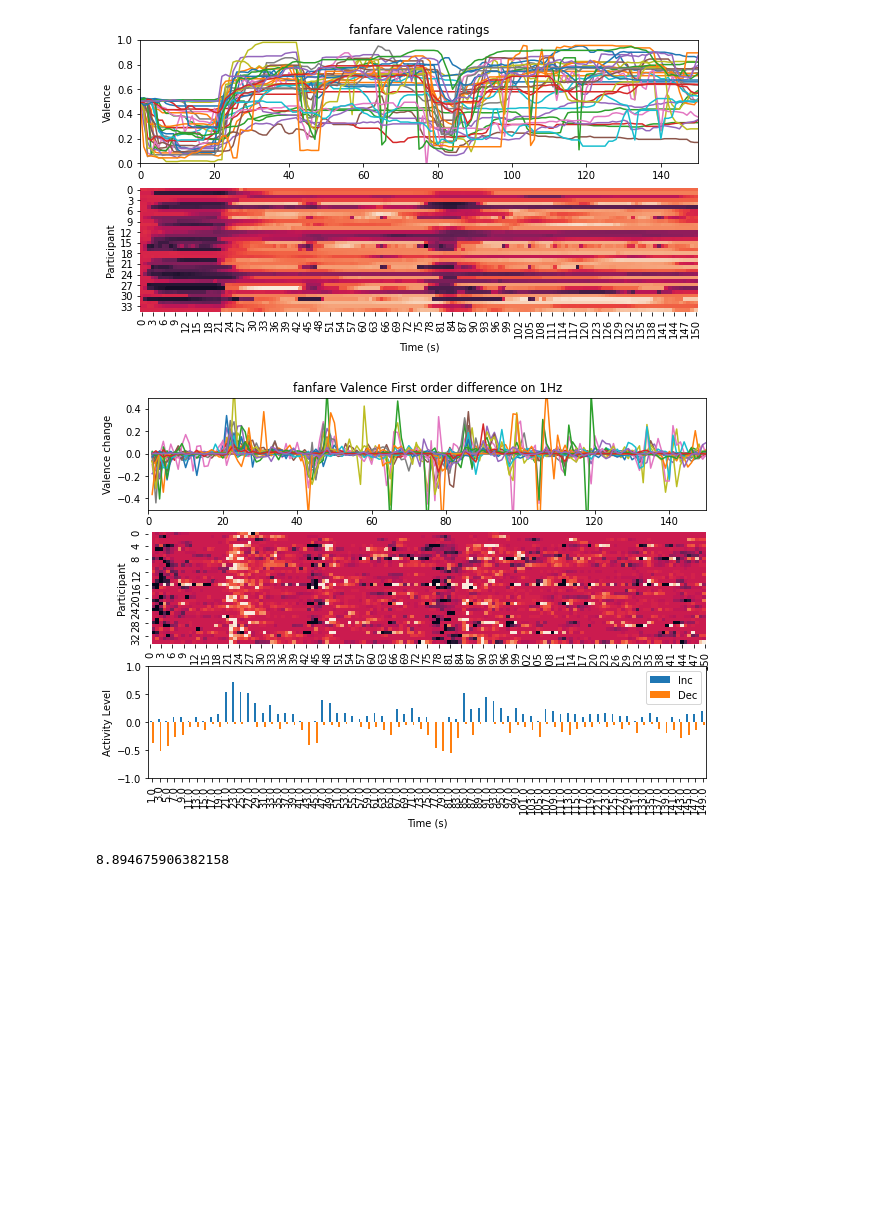
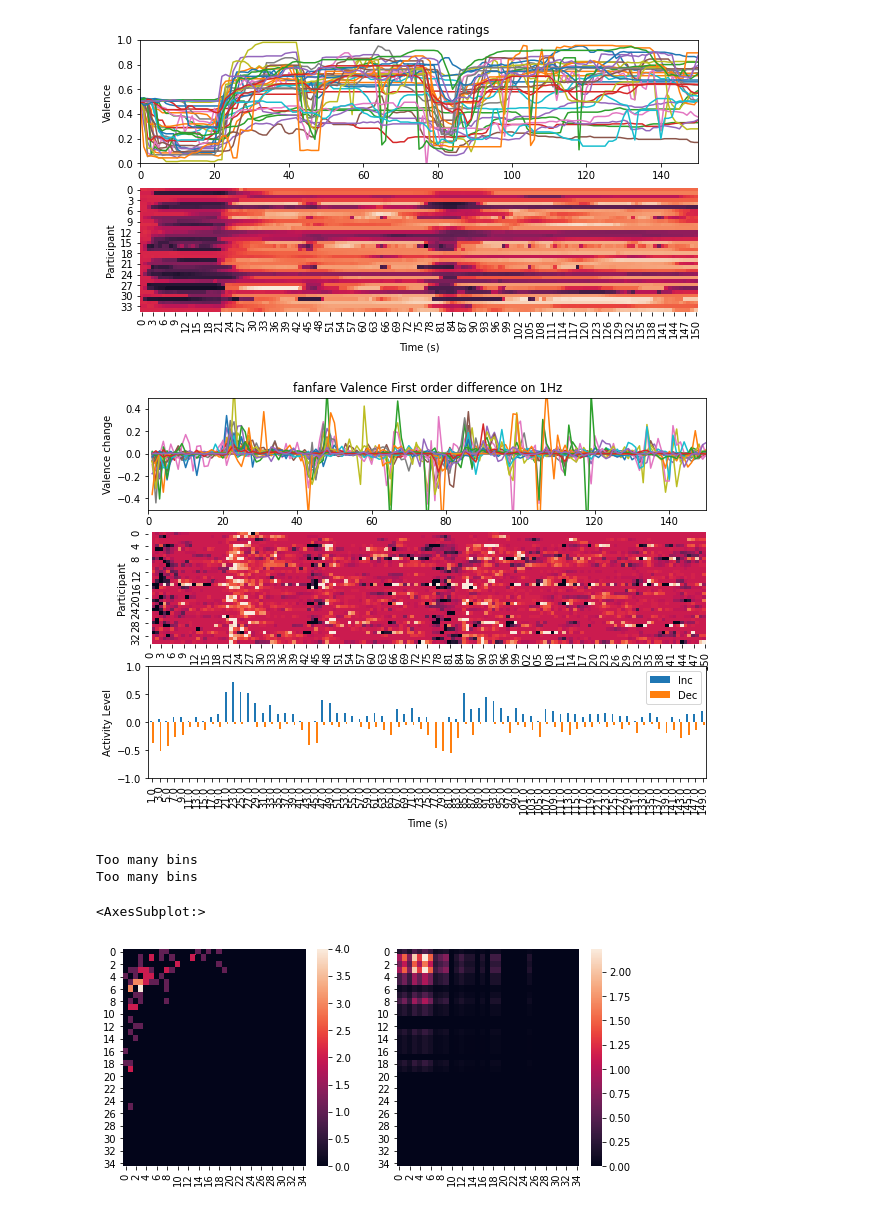
Before and after one commit to finn42/ActivityAnalysis_PythonConversion, a Jupyter notebook: Activity Analysis demo 1.ipynb, the cells around one changed output. Drawn from its saved outputs; the diff is of its cells as text; code cells hidden in the pictures; blank space fills up the shorter version.

Commit message:
Added Alternating test

```diff
--- a/Activity Analysis demo 1.ipynb
+++ b/Activity Analysis demo 1.ipynb
@@ -113,7 +113,24 @@ plt.ylabel('Activity Level')
 plt.xlabel('Time (s)')
 plt.show()
 actType = 'Inc'
-aa.coordScoreSimple(D['Data'],FrameSize,Thresh,actType,Nbins)
+CInc = aa.coordScoreSimple(D['Data'],FrameSize,Thresh,actType,Nbins)
+actType = 'Dec'
+CDec = aa.coordScoreSimple(D['Data'],FrameSize,Thresh,actType,Nbins)
+
+CAlt = aa.coordScoreAlternating(D['Data'],FrameSize,Thresh,'Inc',Thresh,'Dec',Nbins=3)
+# Acts1=aa.activityCount(D['Data'],FrameSize,HopSize,Thresh,'Inc')
+# Acts2=aa.activityCount(D['Data'],FrameSize,HopSize,Thresh,'Dec')
+# aa.alternatingActivitiesTest(Acts1,Acts2,nBins=3)
 # %% [output]
 [figure]
-8.894675906382158
+Too many bins
+Too many bins
+# %%
+fig = plt.figure(figsize=(9,4))
+ax = fig.add_subplot(121)
+sns.heatmap(Measured, ax = ax)
+ax = fig.add_subplot(122)
+sns.heatmap(Model, ax = ax)
+# %% [output]
+<AxesSubplot:>
+[figure, added]
```
Also changed, not shown: 1 other file.
